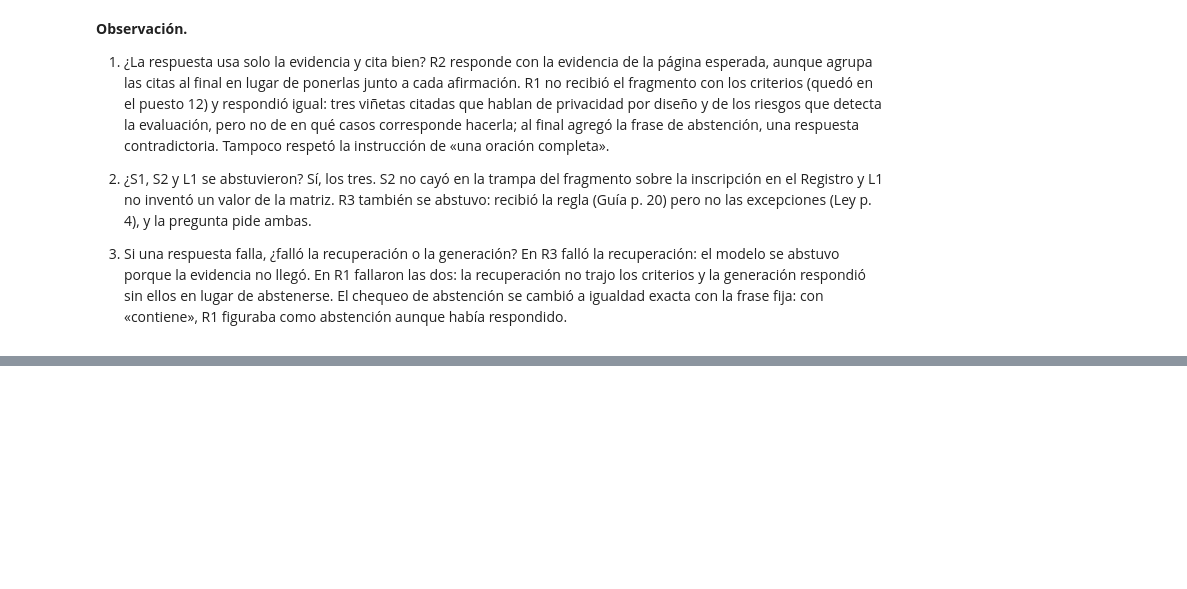
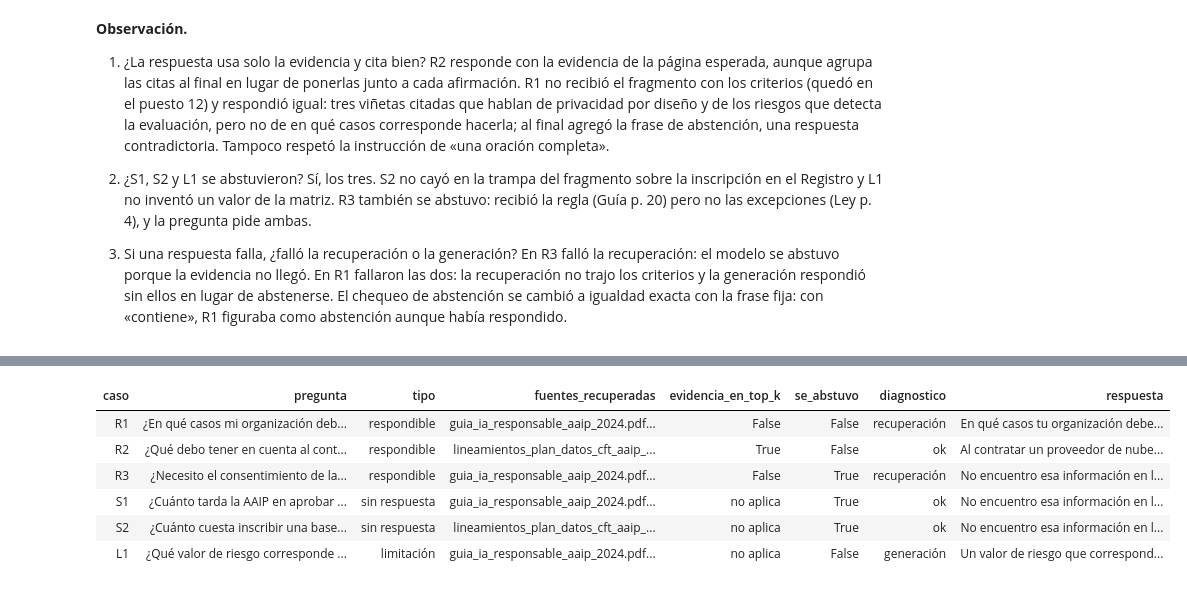
Before and after one commit to Joselyn-Traviezo/traviezo-joselyn-pln-2c-2026, a Jupyter notebook: TP2_PNL_2026/rag_integrador.ipynb, the cells around one changed output, grey strips where cells are left out. Cells and saved outputs as stored; diff of their text form; code cells hidden in the pictures; blank space fills up the shorter version.

Commit message:
Auditoría: corridas 1 y 2 con diagnóstico y comparación

```diff
--- a/TP2_PNL_2026/rag_integrador.ipynb
+++ b/TP2_PNL_2026/rag_integrador.ipynb
@@ -883,0 +1011,15 @@ tabla_generacion
+# %%
+# Corrida 1: base de clase (500 / 80, K = 3), con el índice de la sección 6.
+df_corrida_1 = correr_auditoria(1, "base de clase", indice_rag, 500, 80)
+# %%
+# Vista de la corrida 1 (el texto de la respuesta va completo; no vuelve a generar nada).
+vista = df_corrida_1[["caso", "pregunta", "tipo", "fuentes_recuperadas", "evidencia_en_top_k", "se_abstuvo", "diagnostico", "respuesta"]]
+mostrar_tabla(vista)
+# %% [output]
+| caso | pregunta | tipo | fuentes_recuperadas | evidencia_en_top_k | se_abstuvo | diagnostico | respuesta |
+| R1 | ¿En qué casos mi organización deb... | respondible | guia_ia_responsable_aaip_2024.pdf... | False | False | recuperación | En qué casos tu organización debe... |
+| R2 | ¿Qué debo tener en cuenta al cont... | respondible | lineamientos_plan_datos_cft_aaip_... | True | False | ok | Al contratar un proveedor de nube... |
+| R3 | ¿Necesito el consentimiento de la... | respondible | guia_ia_responsable_aaip_2024.pdf... | False | True | recuperación | No encuentro esa información en l... |
+| S1 | ¿Cuánto tarda la AAIP en aprobar ... | sin respuesta | guia_ia_responsable_aaip_2024.pdf... | no aplica | True | ok | No encuentro esa información en l... |
+| S2 | ¿Cuánto cuesta inscribir una base... | sin respuesta | lineamientos_plan_datos_cft_aaip_... | no aplica | True | ok | No encuentro esa información en l... |
+| L1 | ¿Qué valor de riesgo corresponde ... | limitación | guia_ia_responsable_aaip_2024.pdf... | no aplica | False | generación | Un valor de riesgo que correspond... |
```
Also changed, not shown: parts of 19 cells of this notebook, 1 other file.
